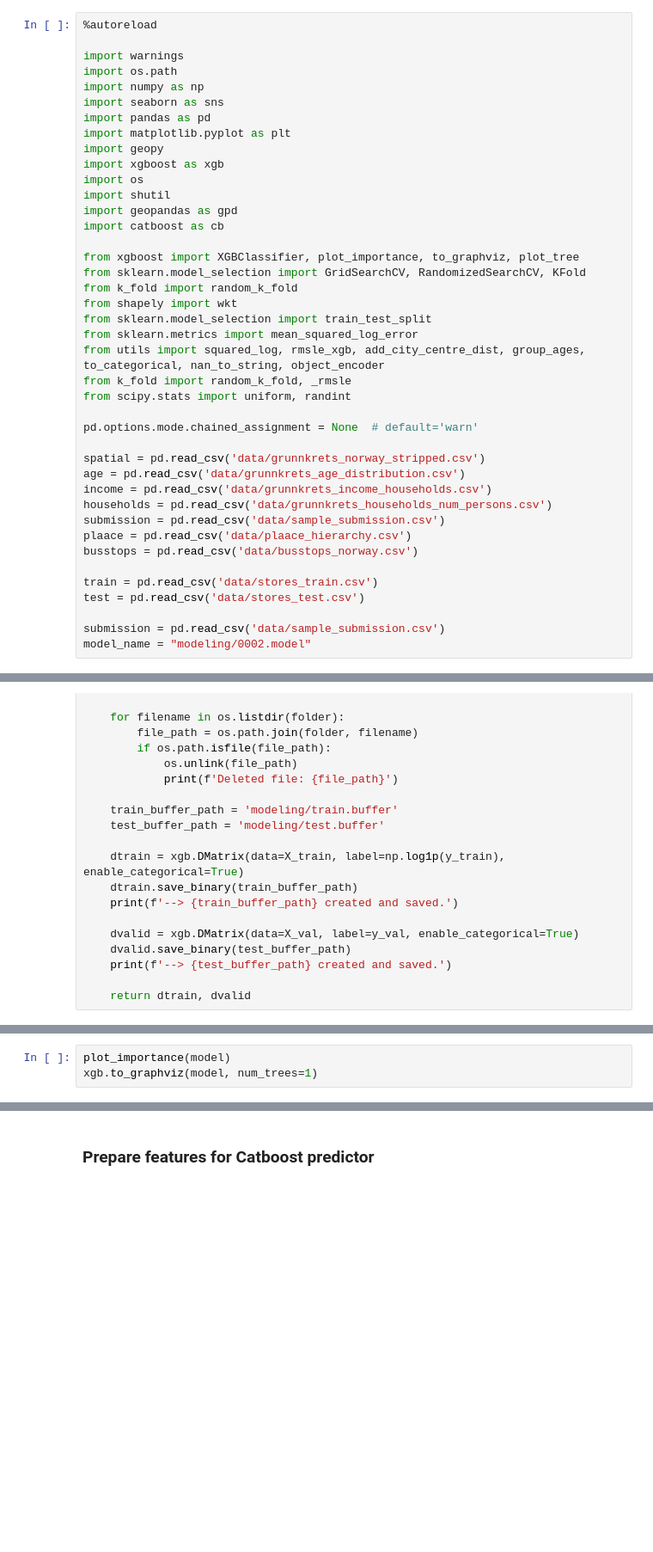
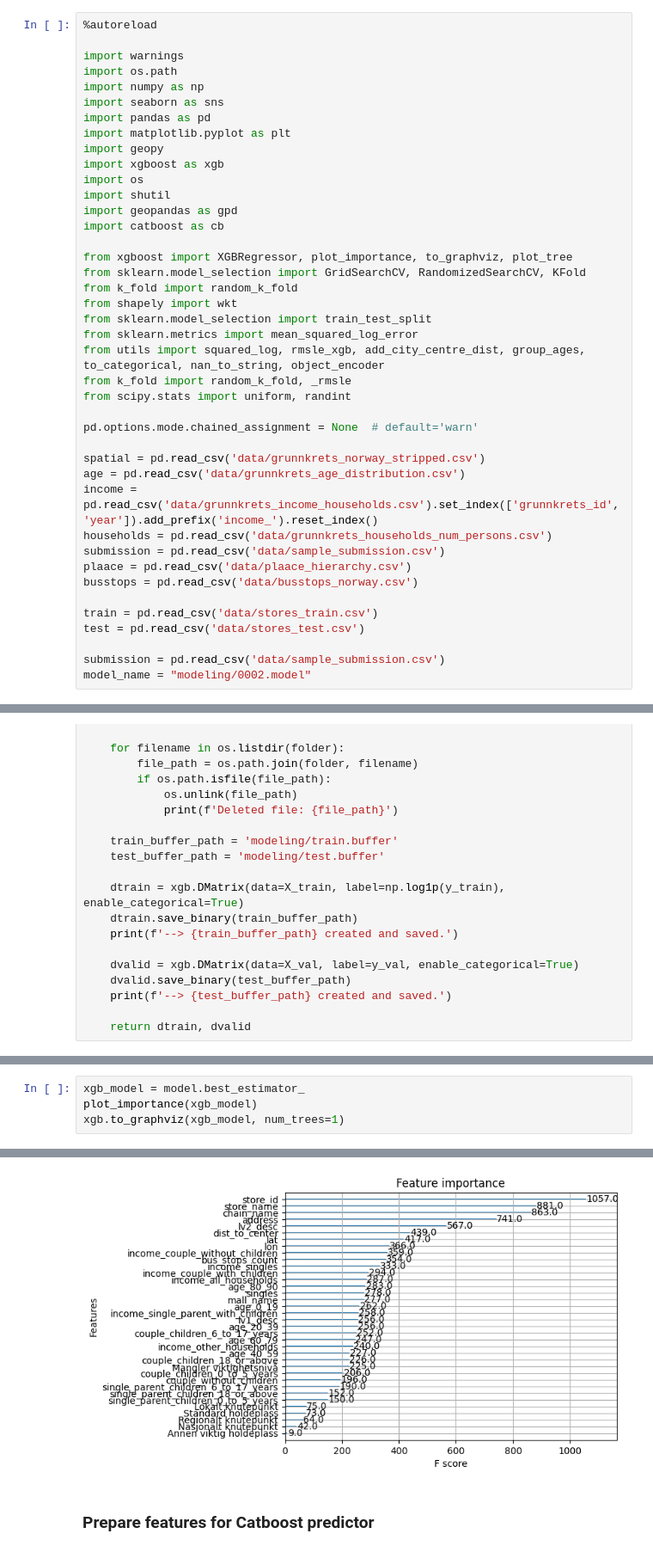
Before and after one commit to kasparpg/maskinprosjekt, a Jupyter notebook: main.ipynb, the cells around one changed output, grey strips where cells are left out. Shown at 86% size. Drawn from its saved outputs; the diff is of its cells as text; blank space fills up the shorter version.

```diff
--- a/main.ipynb
+++ b/main.ipynb
@@ -19,7 +19,7 @@ import shutil
 import geopandas as gpd
 import catboost as cb
 
-from xgboost import XGBClassifier, plot_importance, to_graphviz, plot_tree
+from xgboost import XGBRegressor, plot_importance, to_graphviz, plot_tree
 from sklearn.model_selection import GridSearchCV, RandomizedSearchCV, KFold
 from k_fold import random_k_fold
 from shapely import wkt
@@ -33,7 +33,7 @@ pd.options.mode.chained_assignment = None  # default='warn'
 
 spatial = pd.read_csv('data/grunnkrets_norway_stripped.csv')
 age = pd.read_csv('data/grunnkrets_age_distribution.csv')
-income = pd.read_csv('data/grunnkrets_income_households.csv')
+income = pd.read_csv('data/grunnkrets_income_households.csv').set_index(['grunnkrets_id', 'year']).add_prefix('income_').reset_index()
 households = pd.read_csv('data/grunnkrets_households_num_persons.csv')
 submission = pd.read_csv('data/sample_submission.csv')
 plaace = pd.read_csv('data/plaace_hierarchy.csv')
@@ -253,3 +267,5 @@ Attempting to save prediction...
 # %%
-plot_importance(model)
-xgb.to_graphviz(model, num_trees=1)
+xgb_model = model.best_estimator_
+plot_importance(xgb_model)
+xgb.to_graphviz(xgb_model, num_trees=1)
+# %% [output]
@@ -256,3 +273,4 @@ xgb.to_graphviz(model, num_trees=1)
+[figure, added]
 # %% [markdown]
 ### Prepare features for Catboost predictor
 # %%
```
Also changed, not shown: parts of 8 cells of this notebook, 3 other files.
